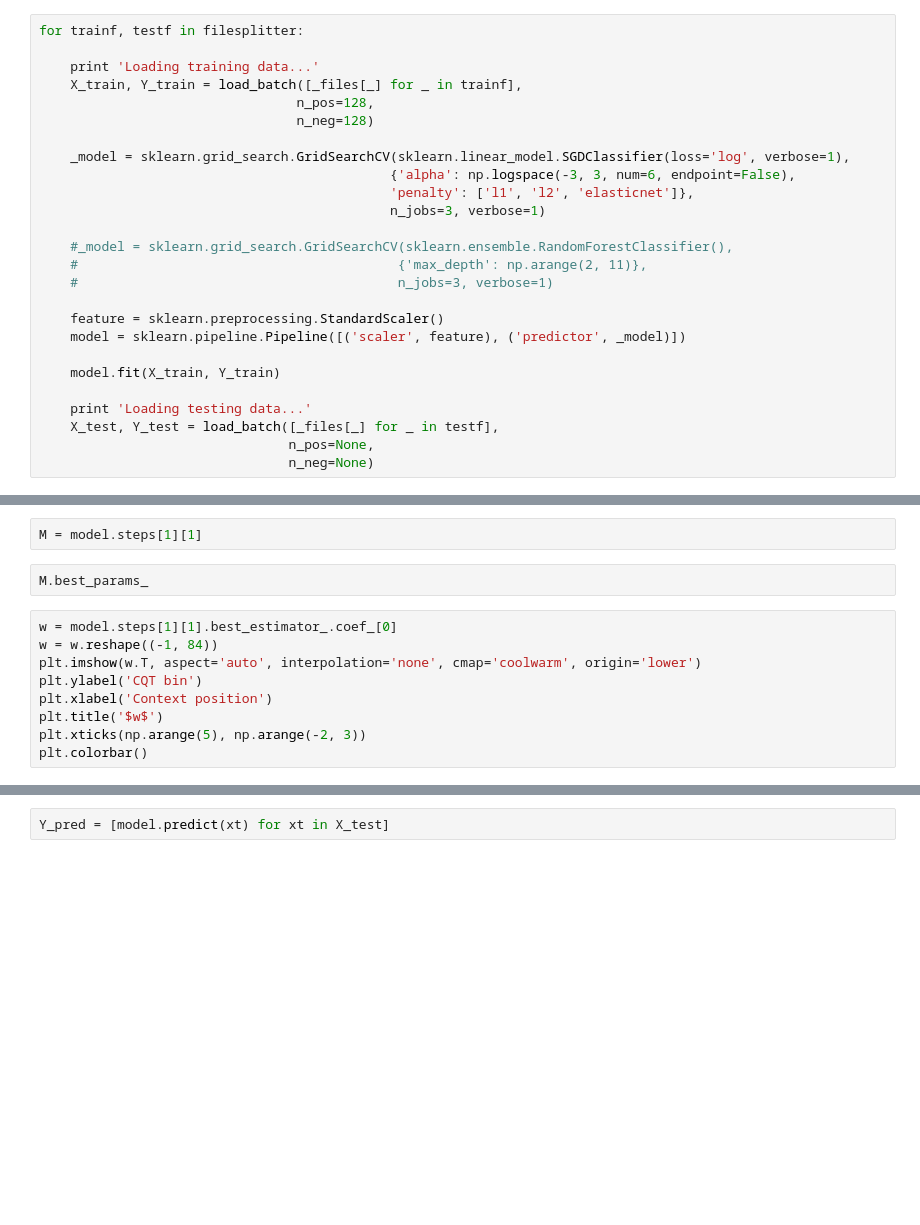
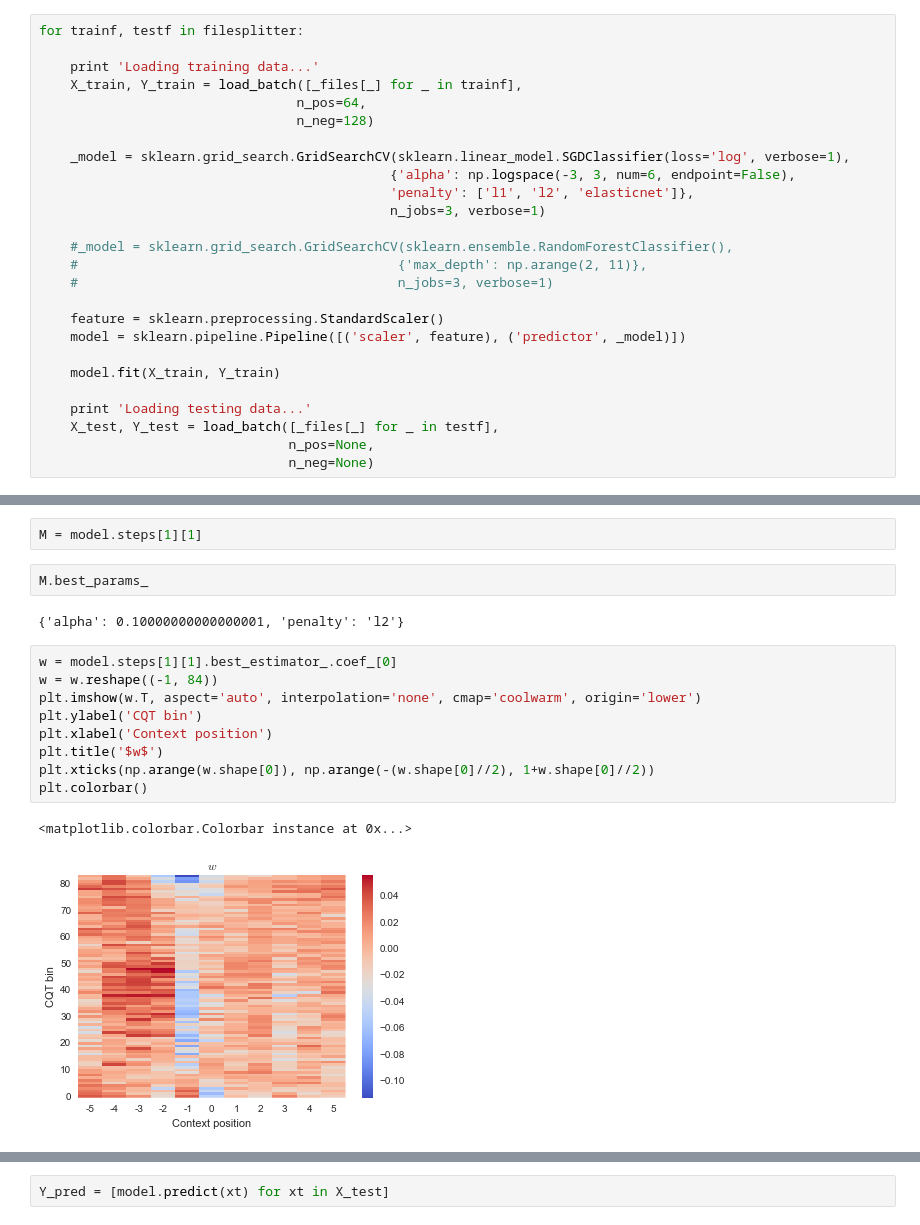
Before and after one commit to urinieto/similarity_classification, a Jupyter notebook: notes/Learning the local model.ipynb, the cells around one changed output, grey strips where cells are left out. Saved outputs shown, nothing was run; the diff lists cells and outputs as text; blank space fills up the shorter version.

```diff
--- a/notes/Learning the local model.ipynb
+++ b/notes/Learning the local model.ipynb
@@ -78,7 +78,7 @@ for trainf, testf in filesplitter:
 
     print 'Loading training data...'
     X_train, Y_train = load_batch([_files[_] for _ in trainf],
-                                 n_pos=128,
+                                 n_pos=64,
                                  n_neg=128)
 
     _model = sklearn.grid_search.GridSearchCV(sklearn.linear_model.SGDClassifier(loss='log', verbose=1),
@@ -106,14 +126,19 @@ Fitting 3 folds for each of 18 candidates, totalling 54 fits
 M = model.steps[1][1]
 # %%
 M.best_params_
+# %% [output]
+{'alpha': 0.10000000000000001, 'penalty': 'l2'}
 # %%
 w = model.steps[1][1].best_estimator_.coef_[0]
 w = w.reshape((-1, 84))
 plt.imshow(w.T, aspect='auto', interpolation='none', cmap='coolwarm', origin='lower')
 plt.ylabel('CQT bin')
 plt.xlabel('Context position')
 plt.title('$w$')
-plt.xticks(np.arange(5), np.arange(-2, 3))
+plt.xticks(np.arange(w.shape[0]), np.arange(-(w.shape[0]//2), 1+w.shape[0]//2))
 plt.colorbar()
+# %% [output]
+<matplotlib.colorbar.Colorbar instance at 0x...>
+[figure, added]
 # %%
 print sklearn.metrics.classification_report(Y_train, model.predict(X_train))
```
Also changed, not shown: parts of 15 cells of this notebook, 11 other files.
